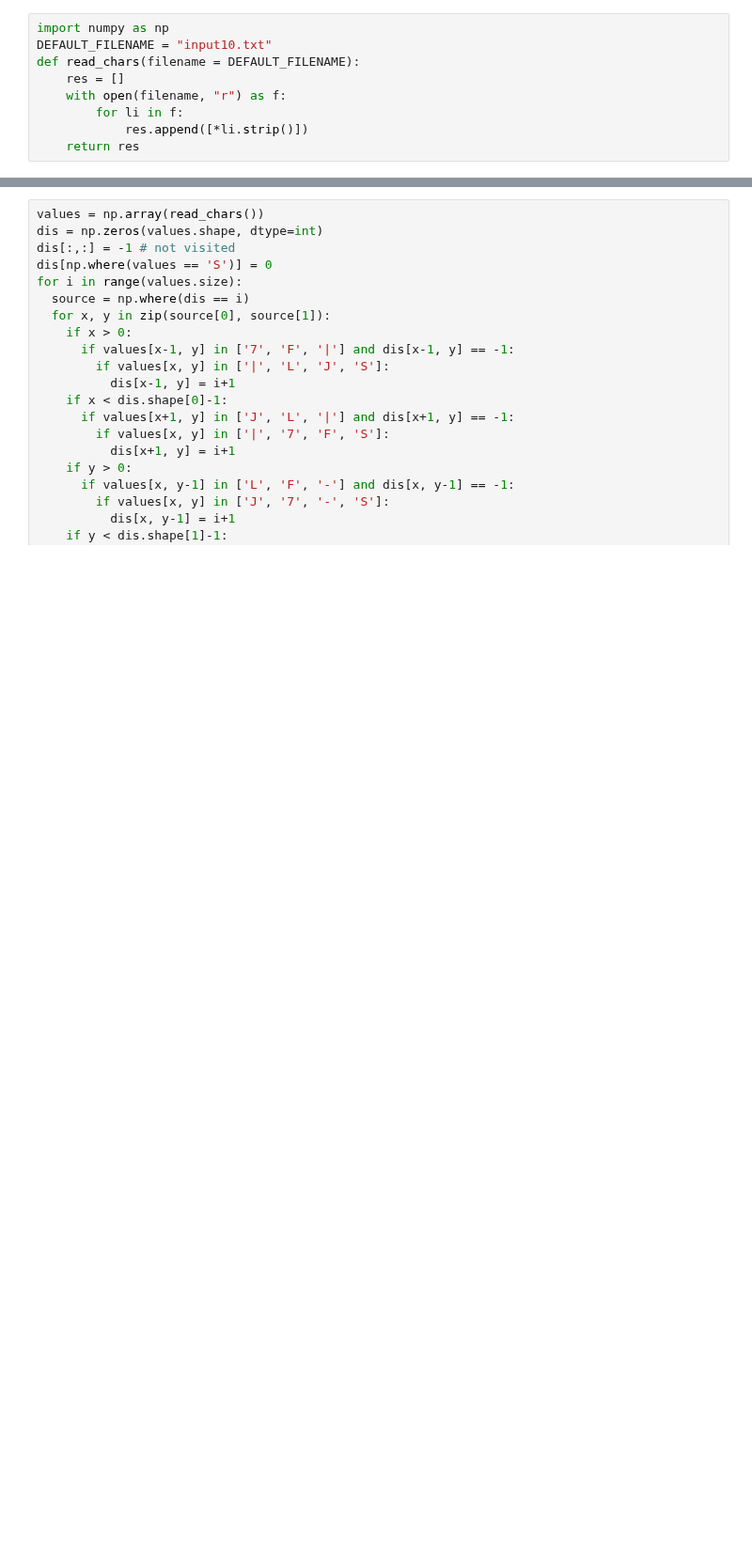
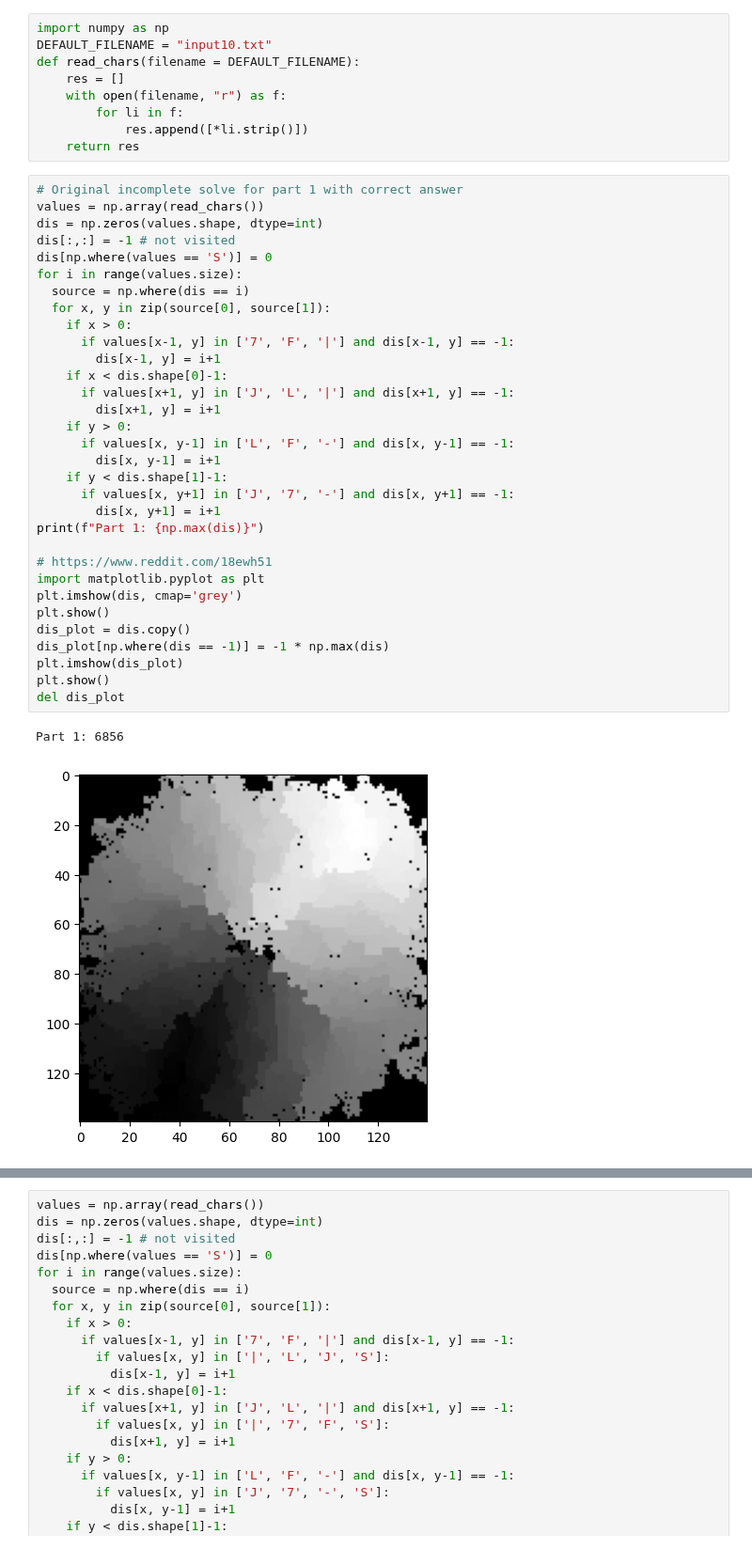
Before and after one commit to h9419/adventofcode, a Jupyter notebook: day10.ipynb, the cells around one changed output, grey strips where cells are left out. Shown at 94% size. Saved outputs shown, nothing was run; the diff lists cells and outputs as text; blank space fills up the shorter version.

```diff
--- a/day10.ipynb
+++ b/day10.ipynb
@@ -7,3 +7,38 @@ def read_chars(filename = DEFAULT_FILENAME):
         for li in f:
             res.append([*li.strip()])
     return res
+# %%
+# Original incomplete solve for part 1 with correct answer
+values = np.array(read_chars())
+dis = np.zeros(values.shape, dtype=int)
+dis[:,:] = -1 # not visited
+dis[np.where(values == 'S')] = 0
+for i in range(values.size):
+  source = np.where(dis == i)
+  for x, y in zip(source[0], source[1]):
+    if x > 0:
+      if values[x-1, y] in ['7', 'F', '|'] and dis[x-1, y] == -1:
+        dis[x-1, y] = i+1
+    if x < dis.shape[0]-1:
+      if values[x+1, y] in ['J', 'L', '|'] and dis[x+1, y] == -1:
+        dis[x+1, y] = i+1
+    if y > 0:
+      if values[x, y-1] in ['L', 'F', '-'] and dis[x, y-1] == -1:
+        dis[x, y-1] = i+1
+    if y < dis.shape[1]-1:
+      if values[x, y+1] in ['J', '7', '-'] and dis[x, y+1] == -1:
+        dis[x, y+1] = i+1
+print(f"Part 1: {np.max(dis)}")
+
+# https://www.reddit.com/18ewh51
+import matplotlib.pyplot as plt
+plt.imshow(dis, cmap='grey')
+plt.show()
+dis_plot = dis.copy()
+dis_plot[np.where(dis == -1)] = -1 * np.max(dis)
+plt.imshow(dis_plot)
+plt.show()
+del dis_plot
+# %% [output]
+Part 1: 6856
+[figure, added]
```
Also changed, not shown: parts of 1 cell of this notebook.
